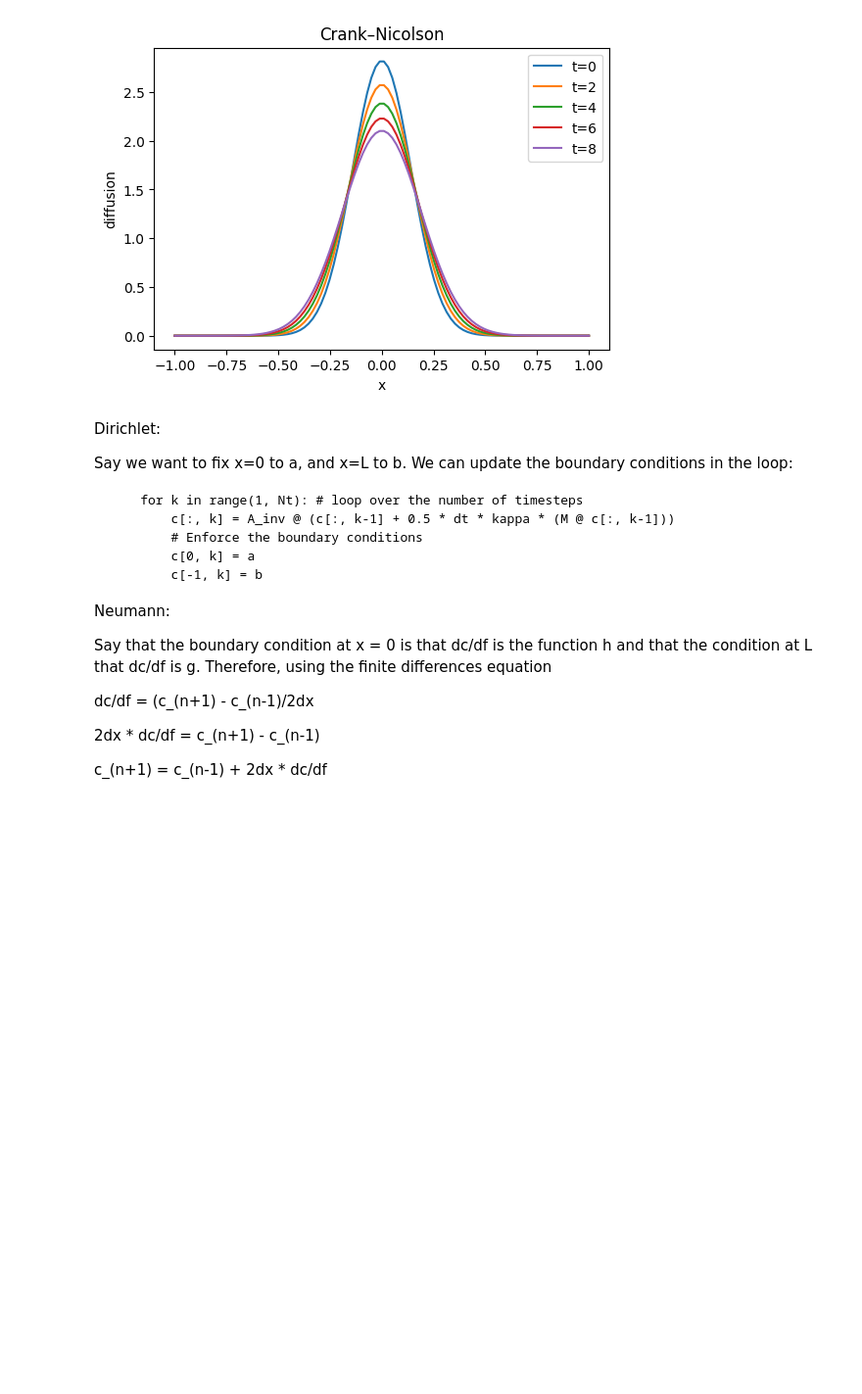
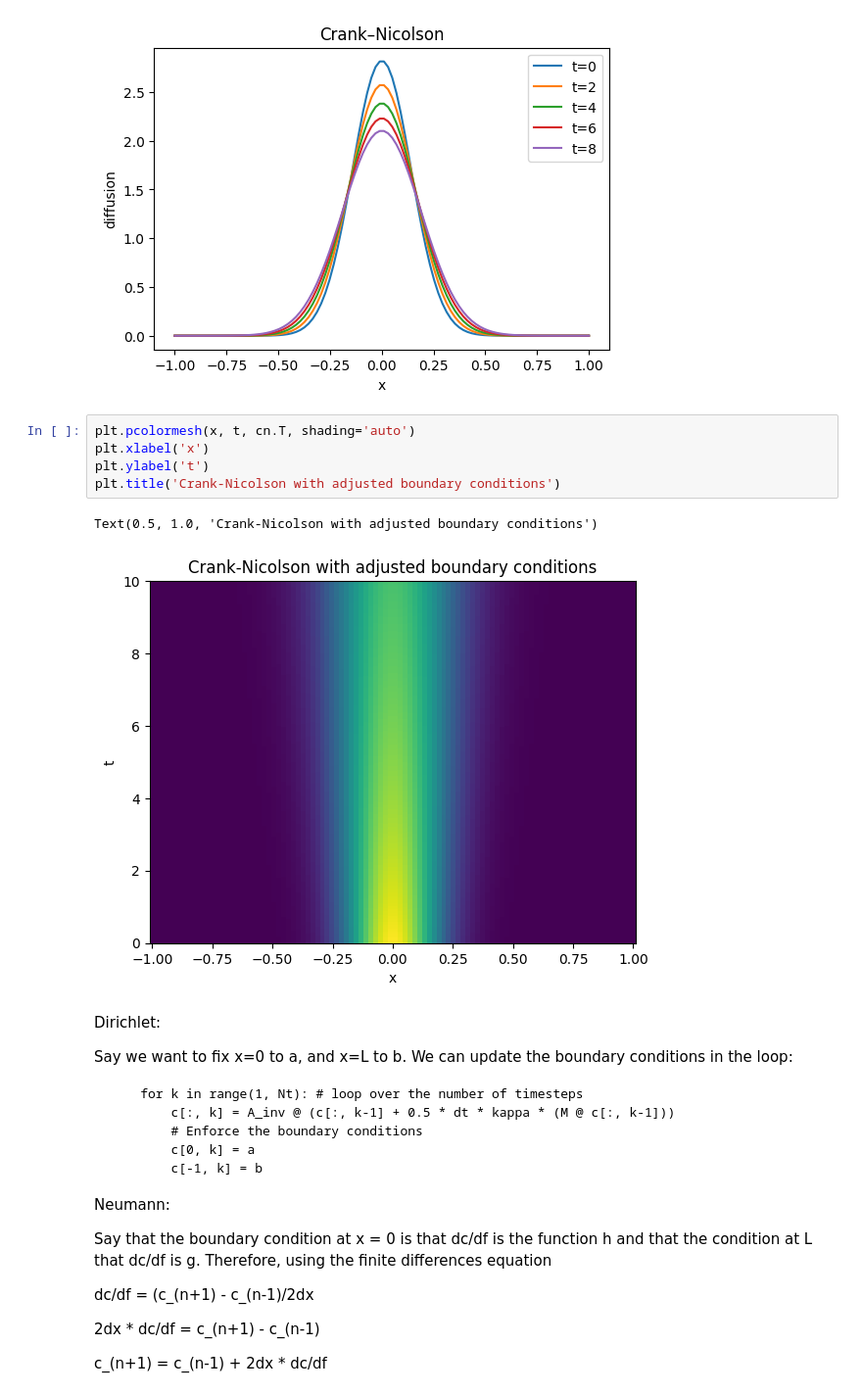
Before and after one commit to johnryantaylor/QCES, a Jupyter notebook: Project1_numerical_methods.ipynb, the cells around one changed output. Shown at 98% size. Cells and saved outputs as stored; diff of their text form; blank space fills up the shorter version.

```diff
--- a/Project1_numerical_methods.ipynb
+++ b/Project1_numerical_methods.ipynb
@@ -718,6 +718,14 @@ plt.show()
  [ 0.  0.  0. ...  1. -2.  1.]
  [ 0.  0.  0. ...  0.  2. -2.]]
 [figure]
+# %%
+plt.pcolormesh(x, t, cn.T, shading='auto')
+plt.xlabel('x')
+plt.ylabel('t')
+plt.title('Crank-Nicolson with adjusted boundary conditions')
+# %% [output]
+Text(0.5, 1.0, 'Crank-Nicolson with adjusted boundary conditions')
+[figure, added]
 # %% [markdown]
 Dirichlet:
 
```
